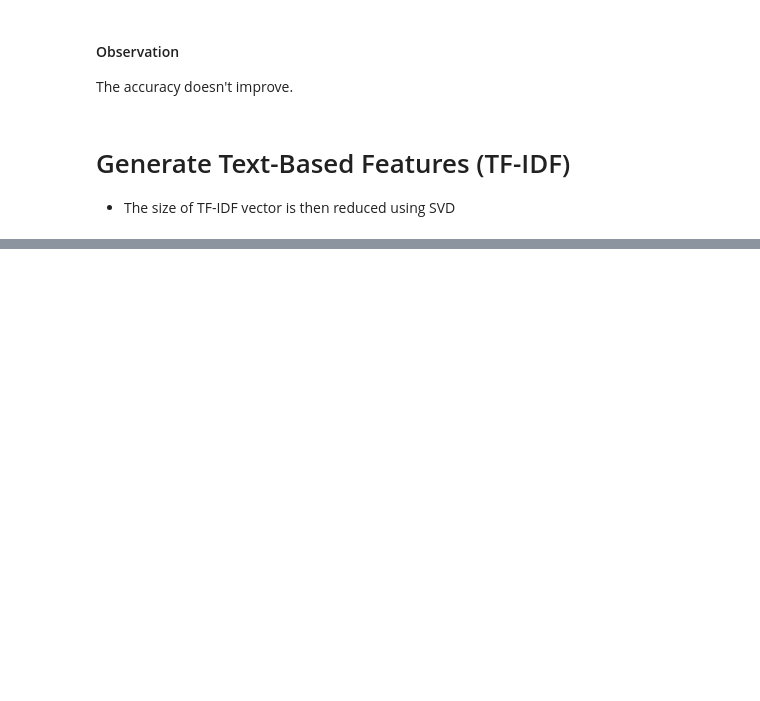
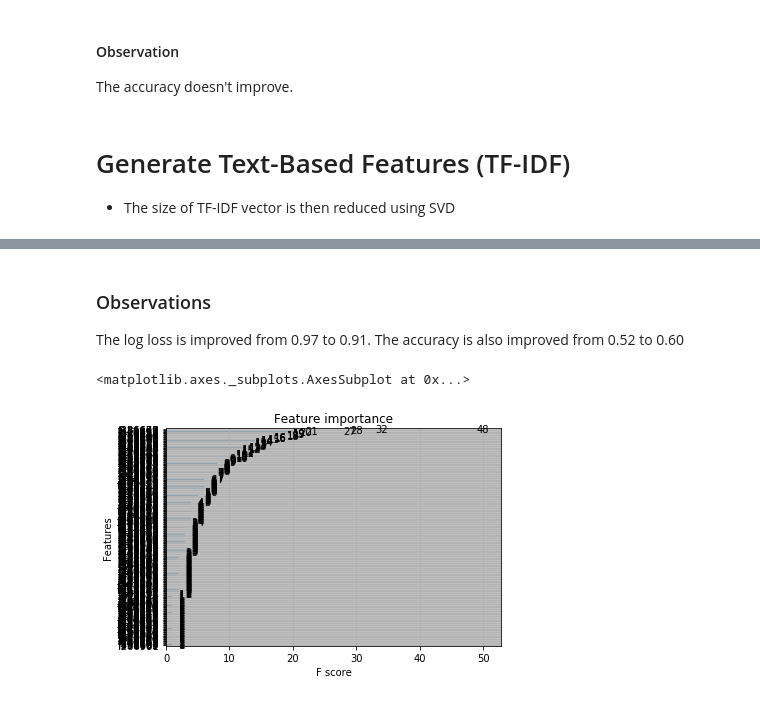
Before and after one commit to Brandon-HY-Lin/kaggle_case_study_author_identification, a Jupyter notebook: step_2_feature_engineering.ipynb, the cells around one changed output, grey strips where cells are left out. Drawn from its saved outputs; the diff is of its cells as text; code cells hidden in the pictures; blank space fills up the shorter version.

```diff
--- a/step_2_feature_engineering.ipynb
+++ b/step_2_feature_engineering.ipynb
@@ -656,3 +656,8 @@ The accuracy doesn't improve.
 # %% [markdown]
 # Generate Text-Based Features (TF-IDF)
 - The size of TF-IDF vector is then reduced using SVD
+# %%
+tfidf_vectorizer = sklearn.feature_extraction.text.TfidfVectorizer(stop_words='english',
+                                                               ngram_range=(1, 3))
+
+all_tfidf = tfidf_vectorizer.fit_transform(pd.concat([train_df['text'], test_df['text']]))
@@ -658,0 +686,2 @@ The accuracy doesn't improve.
+# %%
+train_tfidf = tfidf_vectorizer.transform(train_df['text'])
@@ -658,0 +699,4 @@ The accuracy doesn't improve.
+# %%
+model = xgb.XGBClassifier(n_jobs=cpu_count())
+
+%time model.fit(train_tfidf, y_train)
@@ -658,0 +739,8 @@ The accuracy doesn't improve.
+# %% [markdown]
+### Observations
+The log loss is improved from 0.97 to 0.91. The accuracy is also improved from 0.52 to 0.60
+# %%
+xgb.plot_importance(model)
+# %% [output]
+<matplotlib.axes._subplots.AxesSubplot at 0x...>
+[figure, added]
```
Also changed, not shown: parts of 59 cells of this notebook.
